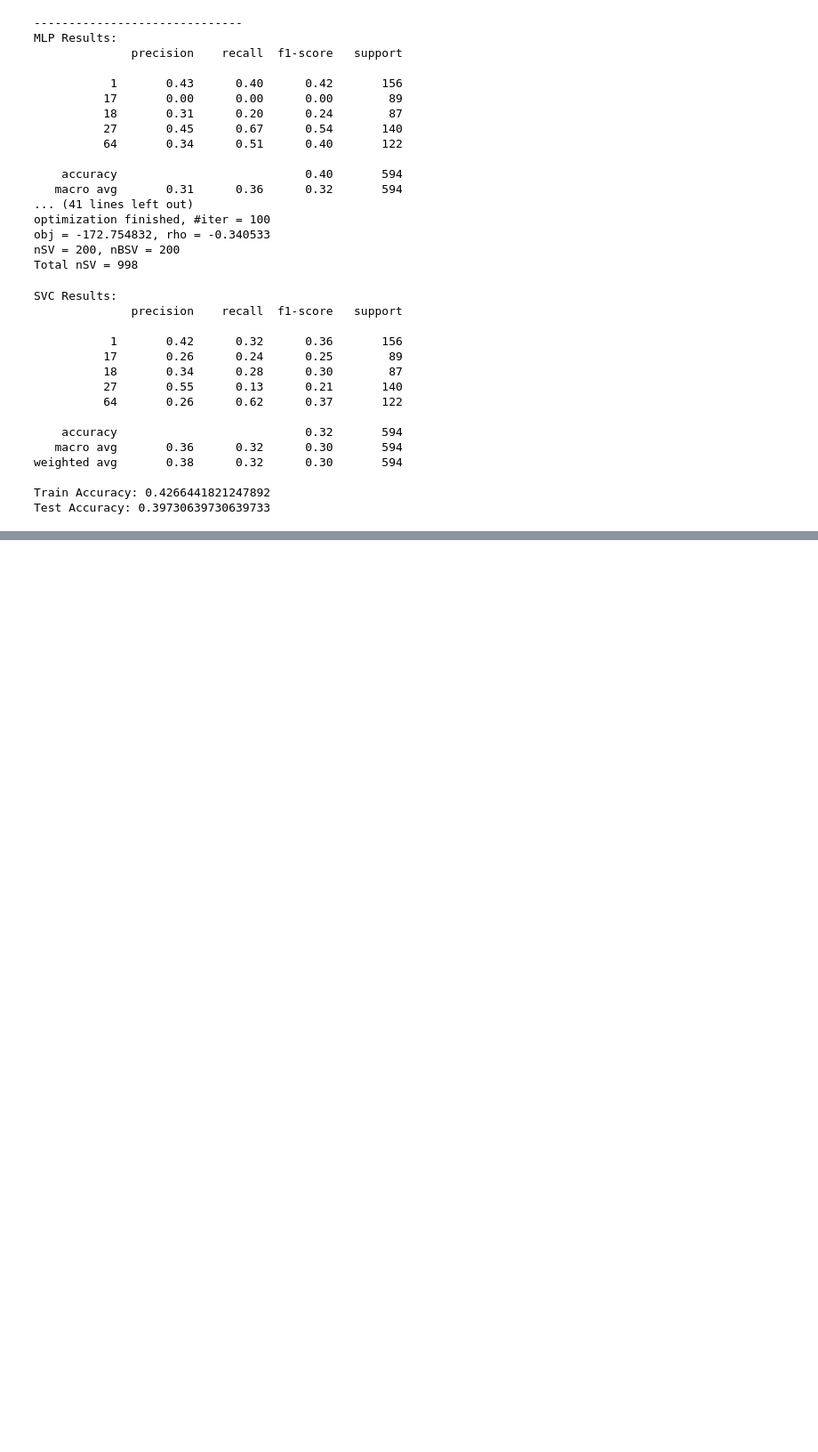
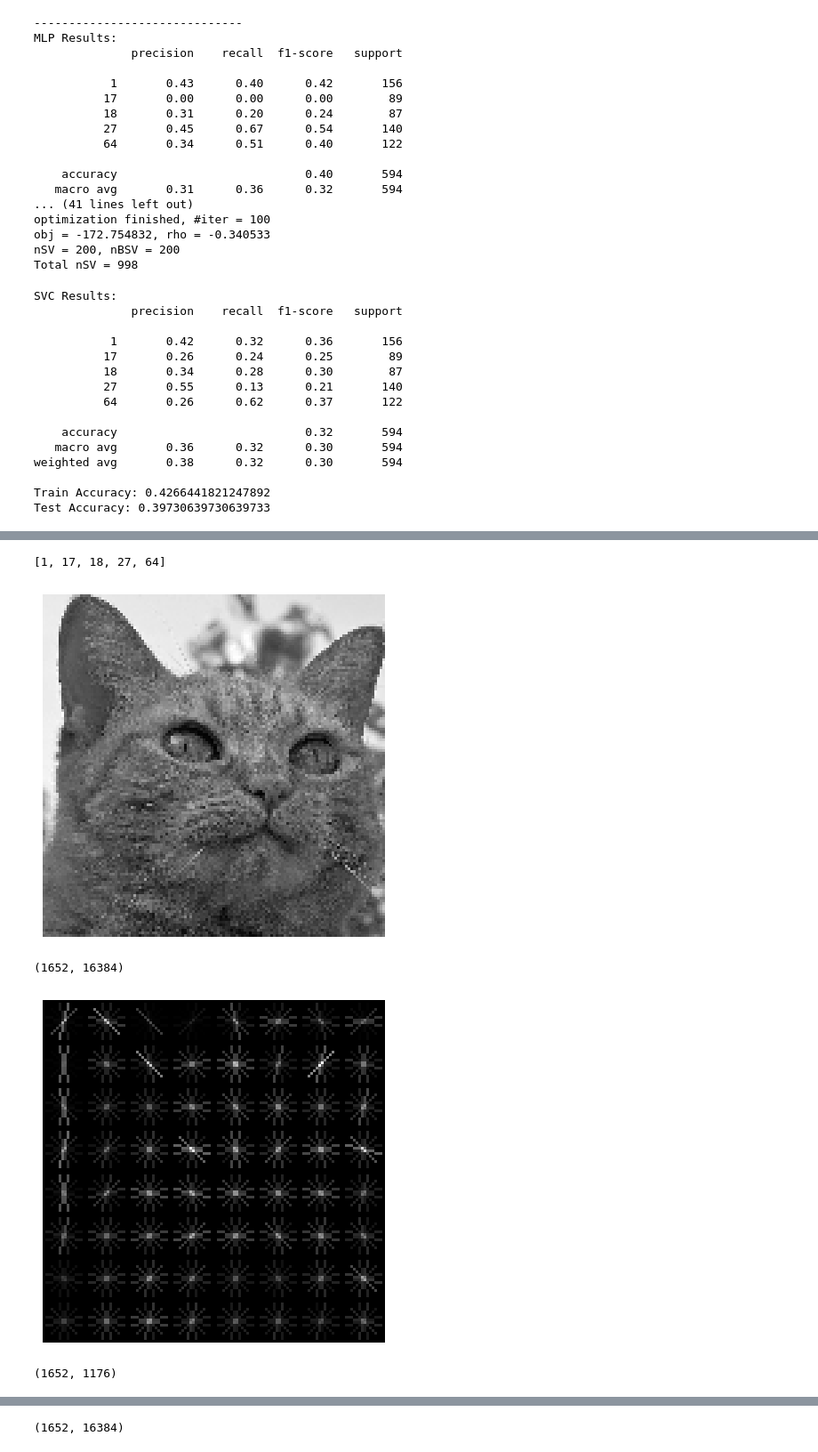
Before and after one commit to GWilson97/household_classifier, a Jupyter notebook: baseline_modeling.ipynb, the cells around one changed output, grey strips where cells are left out. Shown at 89% size. Drawn from its saved outputs; the diff is of its cells as text; code cells hidden in the pictures; blank space fills up the shorter version.

```diff
--- a/baseline_modeling.ipynb
+++ b/baseline_modeling.ipynb
@@ -47,12 +44,19 @@ from sklearn.metrics import confusion_matrix
 np.version.full_version
 # %% [output]
 '1.21.5'
+# %%
+#old
+with np.load('data (1).npz') as data:
+    labels_old = data['arr_0']
+    imgs_old = data['arr_1']
+#     hog_feats = data['arr_2']
 # %%
+#new
 #arr_0 is labels, arr_1 is images, arr_2 is hog features
-with np.load('data.npz') as data:
+with np.load('data (2).npz') as data:
     labels = data['arr_0']
     imgs = data['arr_1']
-    hog_feats = data['arr_2']
+#     hog_feats = data['arr_2']
 # %%
 labels.shape
 # %% [output]
@@ -466,0 +460,4 @@ Test Accuracy: 0.39730639730639733
+# %%
+list(np.unique(labels))
+# %% [output]
+[1, 17, 18, 27, 64]
@@ -466,0 +533,17 @@ Test Accuracy: 0.39730639730639733
+# %%
+pixel_features = get_features(imgs, feat_name='pixels')
+print(pixel_features.shape)
+
+hog_features = get_features(imgs, feat_name='hog')
+print(hog_features.shape)
+
+canny_features = get_features(imgs, feat_name='canny')
+print(canny_features.shape)
+
+# CNN_features = get_features(imgs, feat_name='CNN')
+# print(CNN_features.shape)
+# %% [output]
+[figure, added]
+(1652, 16384)
+[figure, added]
+(1652, 1176)
@@ -466,0 +551 @@ Test Accuracy: 0.39730639730639733
+(1652, 16384)
```
Also changed, not shown: parts of 49 cells of this notebook.
